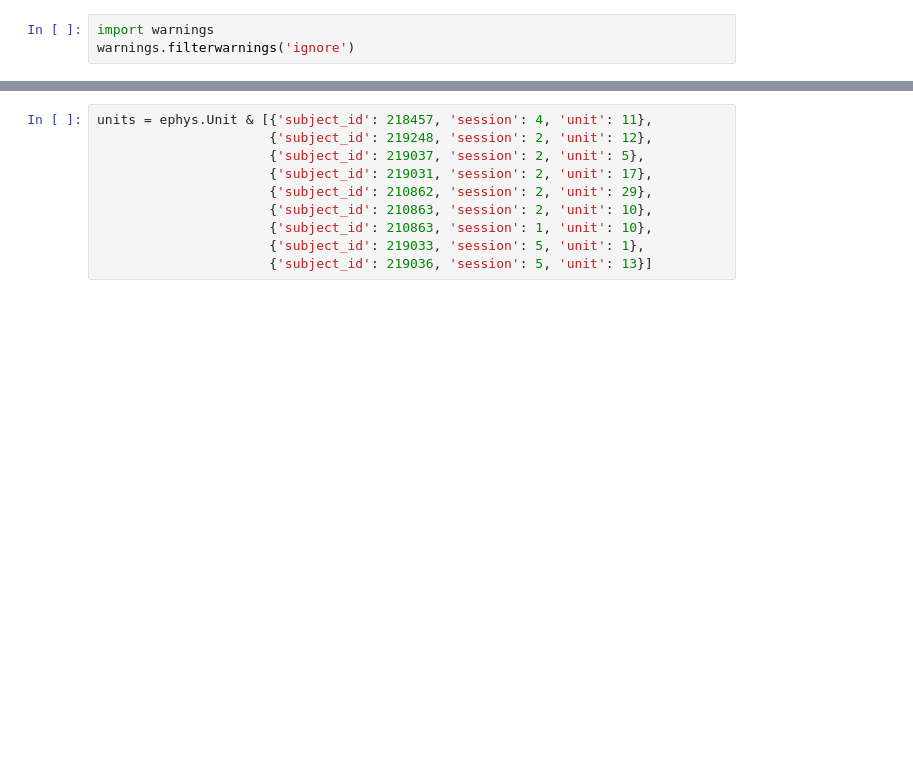
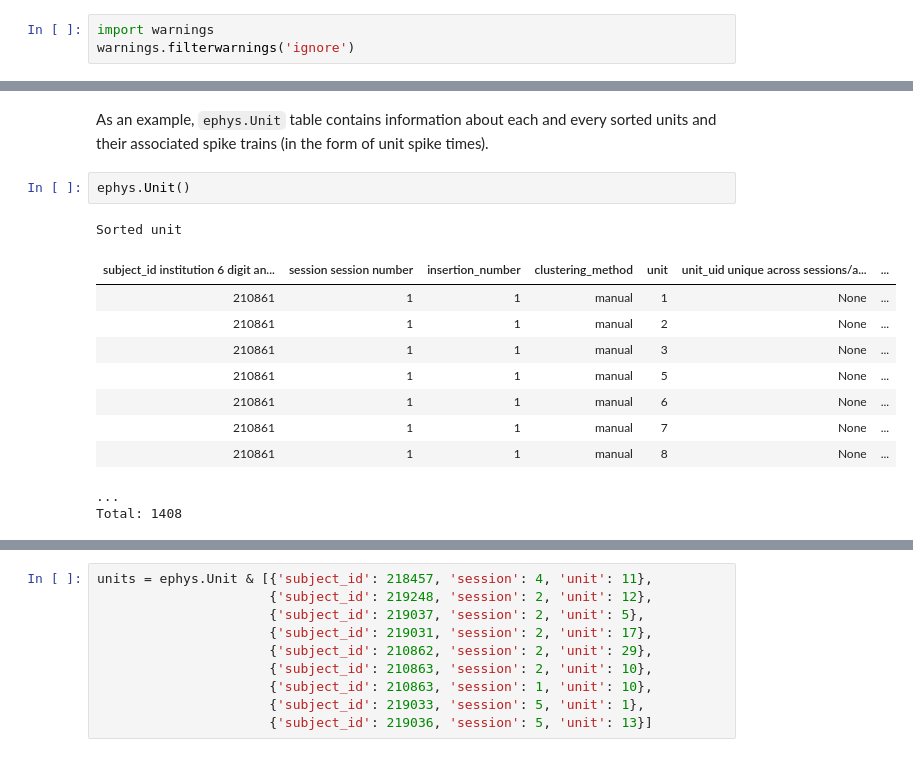
Before and after one commit to ttngu207/Li-2015a, a Jupyter notebook: notebooks/Li-2015-demo.ipynb, the cells around one changed output, grey strips where cells are left out. Drawn from its saved outputs; the diff is of its cells as text; blank space fills up the shorter version.

```diff
--- a/notebooks/Li-2015-demo.ipynb
+++ b/notebooks/Li-2015-demo.ipynb
@@ -53,0 +118,16 @@ ephys_erd
+# %% [markdown]
+As an example, `ephys.Unit` table contains information about each and every sorted units and their associated spike trains (in the form of unit spike times).
+# %%
+ephys.Unit()
+# %% [output]
+Sorted unit
+| subject_id institution 6 digit an... | session session number | insertion_number | clustering_method | unit | unit_uid unique across sessions/a... | ... |
+| 210861 | 1 | 1 | manual | 1 | None | ... |
+| 210861 | 1 | 1 | manual | 2 | None | ... |
+| 210861 | 1 | 1 | manual | 3 | None | ... |
+| 210861 | 1 | 1 | manual | 5 | None | ... |
+| 210861 | 1 | 1 | manual | 6 | None | ... |
+| 210861 | 1 | 1 | manual | 7 | None | ... |
+| 210861 | 1 | 1 | manual | 8 | None | ... |
+...
+Total: 1408
```
Also changed, not shown: parts of 40 cells of this notebook, 8 other files.
